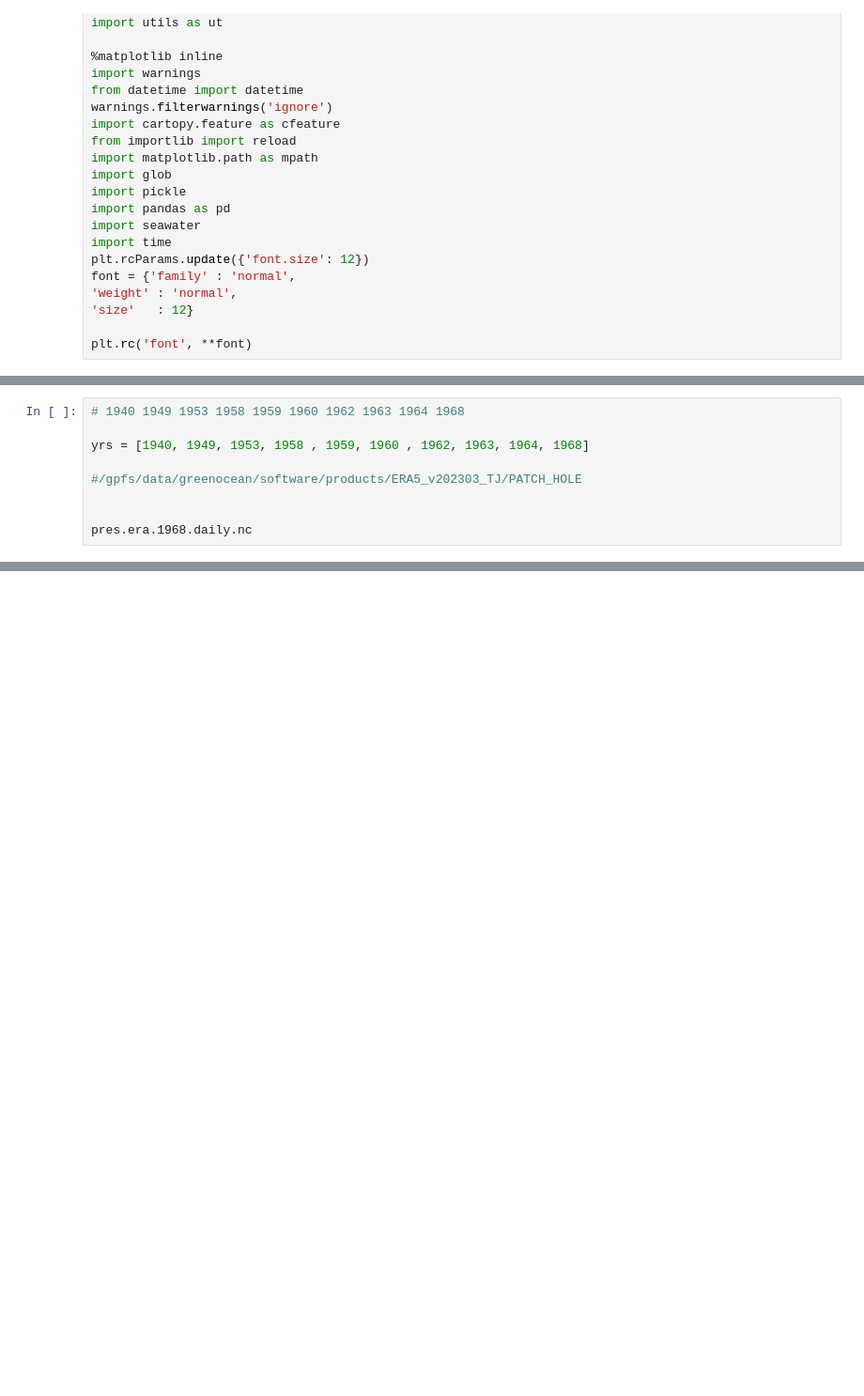
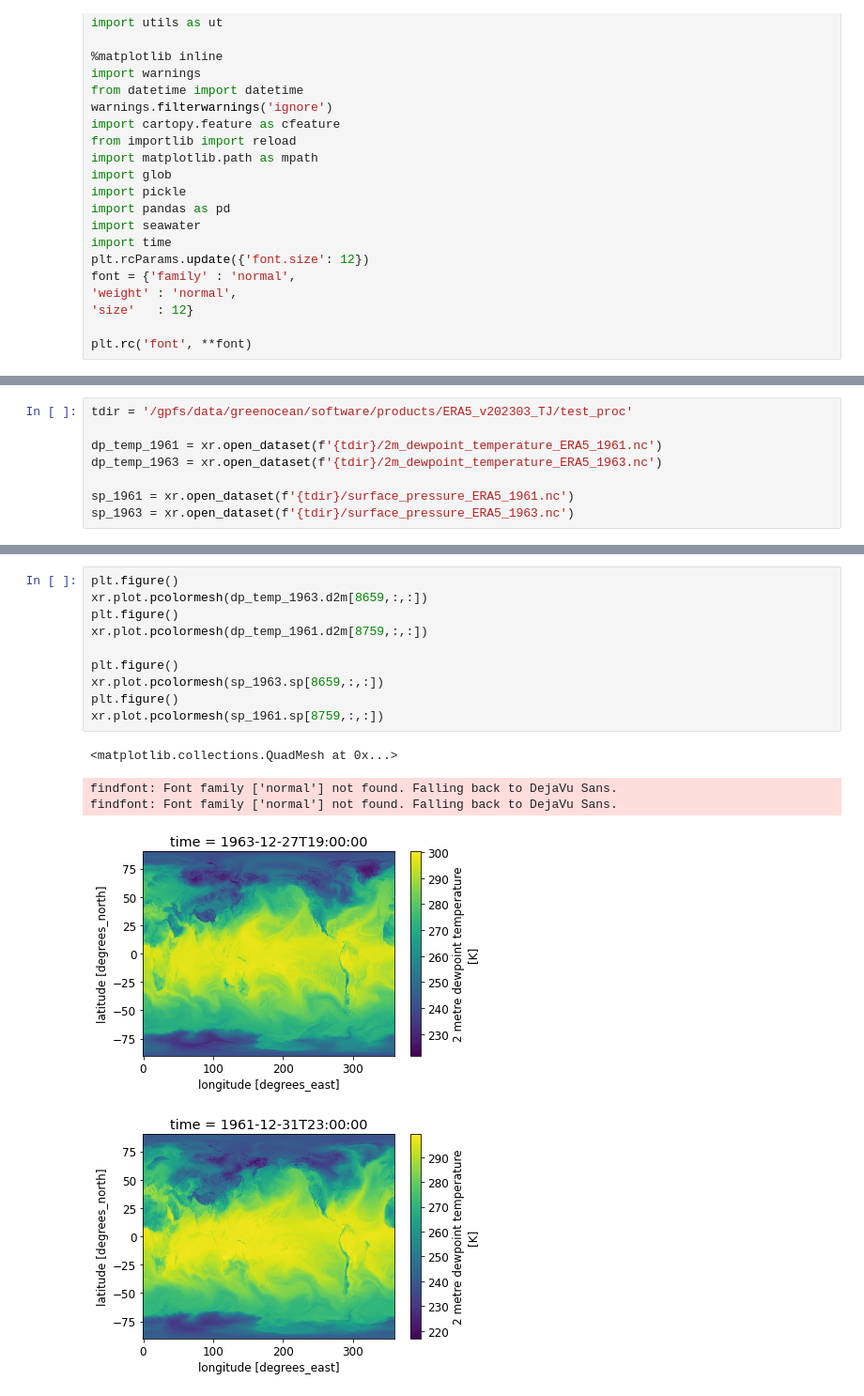
Before and after one commit to tjarnikova/SOZONE, a Jupyter notebook: GRO2_FORCING_EXPERIMENT/whyIsBulk_9_BrokenSometimes.ipynb, the cells around one changed output, grey strips where cells are left out. Shown at 94% size. Cells and saved outputs as stored; diff of their text form; blank space fills up the shorter version.

```diff
--- a/GRO2_FORCING_EXPERIMENT/whyIsBulk_9_BrokenSometimes.ipynb
+++ b/GRO2_FORCING_EXPERIMENT/whyIsBulk_9_BrokenSometimes.ipynb
@@ -39,9 +199,8 @@ plt.rc('font', **font)
 # %%
-# 1940 1949 1953 1958 1959 1960 1962 1963 1964 1968
+tdir = '/gpfs/data/greenocean/software/products/ERA5_v202303_TJ/test_proc'
 
-yrs = [1940, 1949, 1953, 1958 , 1959, 1960 , 1962, 1963, 1964, 1968]
+dp_temp_1961 = xr.open_dataset(f'{tdir}/2m_dewpoint_temperature_ERA5_1961.nc')
+dp_temp_1963 = xr.open_dataset(f'{tdir}/2m_dewpoint_temperature_ERA5_1963.nc')
 
-#/gpfs/data/greenocean/software/products/ERA5_v202303_TJ/PATCH_HOLE
-
-
-pres.era.1968.daily.nc
+sp_1961 = xr.open_dataset(f'{tdir}/surface_pressure_ERA5_1961.nc')
+sp_1963 = xr.open_dataset(f'{tdir}/surface_pressure_ERA5_1963.nc')
@@ -86,0 +213,16 @@ Data variables:
+# %%
+plt.figure()
+xr.plot.pcolormesh(dp_temp_1963.d2m[8659,:,:])
+plt.figure()
+xr.plot.pcolormesh(dp_temp_1961.d2m[8759,:,:])
+
+plt.figure()
+xr.plot.pcolormesh(sp_1963.sp[8659,:,:])
+plt.figure()
+xr.plot.pcolormesh(sp_1961.sp[8759,:,:])
+# %% [output]
+<matplotlib.collections.QuadMesh at 0x...>
+findfont: Font family ['normal'] not found. Falling back to DejaVu Sans.
+findfont: Font family ['normal'] not found. Falling back to DejaVu Sans.
+[figure, added]
+[figure, added]
```
Also changed, not shown: parts of 8 cells of this notebook.
